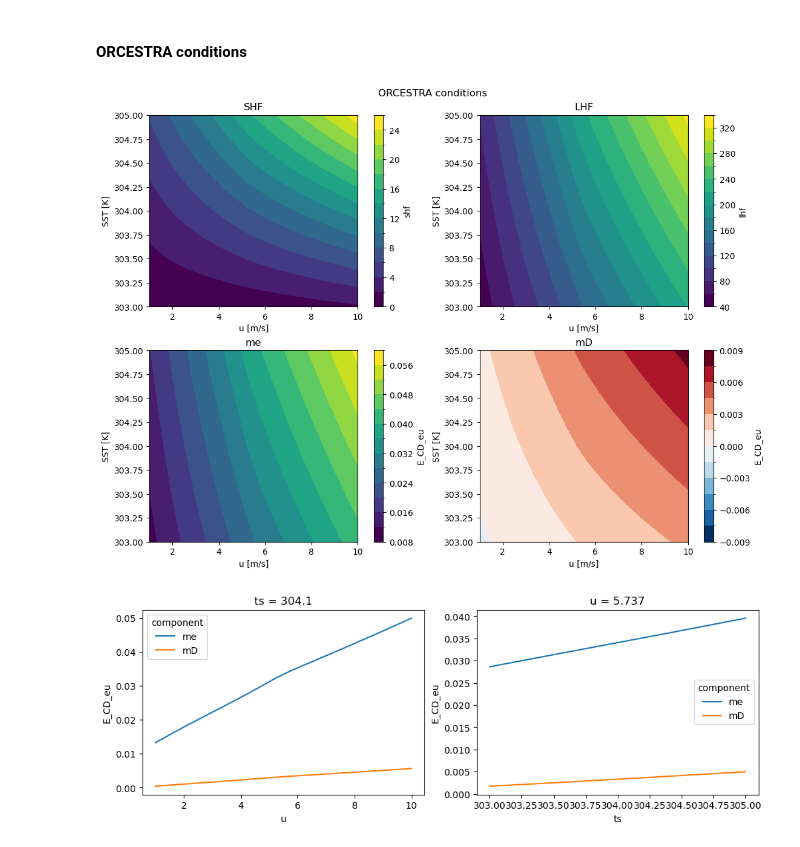
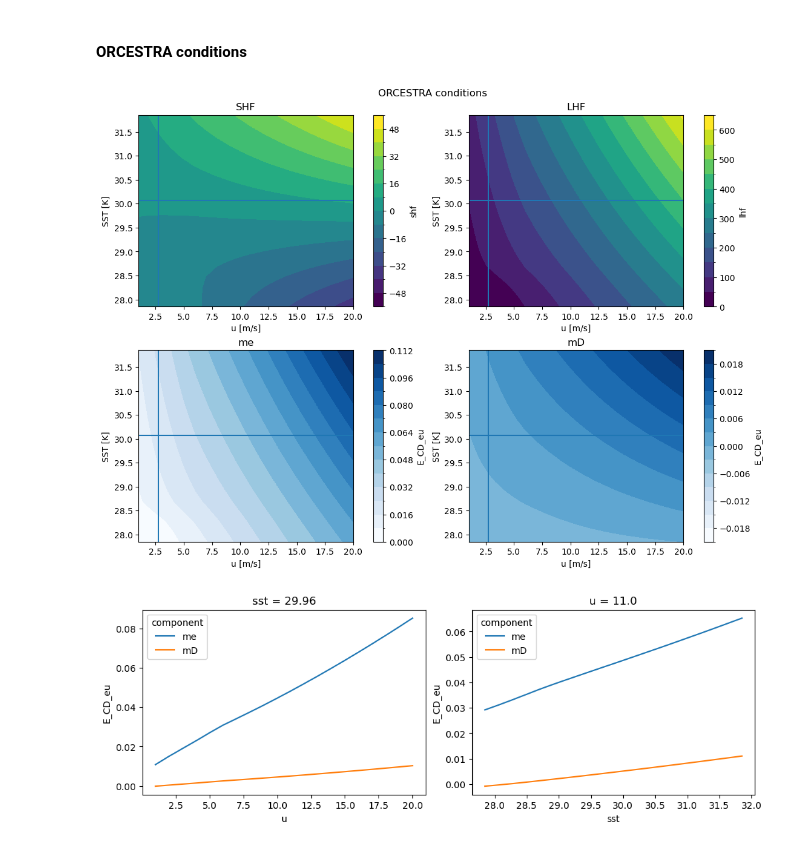
Before and after one commit to meteorologopazzo/BCO_observational, a Jupyter notebook: mass_fluxes_profiles/mf_sensitivity_USST.ipynb, the cells around one changed output. Cells and saved outputs as stored; diff of their text form; code cells hidden in the pictures.

```diff
--- a/mass_fluxes_profiles/mf_sensitivity_USST.ipynb
+++ b/mass_fluxes_profiles/mf_sensitivity_USST.ipynb
@@ -52,8 +52,8 @@ bl_density       = 1.
 entrainment_levels = slice(600, 850)    # m
 
 ## what height does convective downdrafts come from?
-downdraft_levels_eu = slice(1000, 2000)
-downdraft_levels_or = slice(2500, 3500)
+downdraft_levels_eu = slice(600, 1600)
+downdraft_levels_or = slice(1000, 2000)
 # %% [markdown]
 #### load profiles
 # %%
@@ -210,14 +265,18 @@ lhf_da = xr.DataArray(lhf, dims=("u", "ts"), coords={"u": u, "ts": ts}, name="lh
 fig, axes = plt.subplots(2, 2, figsize=(11, 8), constrained_layout=True)
 fig.suptitle("EUREC4A conditions")
 panels = [
-    (shf_da, "SHF"),
-    (lhf_da, "LHF"),
-    (E_CD_da.sel(component=names[0]), str(names[0])),
-    (E_CD_da.sel(component=names[1]), str(names[1])),
+    (shf_eu, "SHF", "viridis", r"$\rm W~m^{-2}$"),
+    (lhf_eu, "LHF", "viridis", r"$\rm W~m^{-2}$"),
+    (1e3*E_CD_eu.sel(component=names[0]), str(names[0]), "managua_r", r"$\rm g~m^{-2}~s^{-1}$"),
+    (1e3*E_CD_eu.sel(component=names[1]), str(names[1]), "managua_r", r"$\rm g~m^{-2}~s^{-1}$"),
 ]
 
-for ax, (da, title) in zip(axes.ravel(), panels):
-    da.transpose("ts", "u").plot.contourf(ax=ax, levels=15, add_colorbar=True)
+for ax, (da, title, cmap, lab) in zip(axes.ravel(), panels):
+    da.transpose("sst", "u").plot.contourf(ax=ax, levels=15, add_colorbar=True, cmap=cmap, cbar_kwargs={"label": lab})
+
+    ax.hlines(y = sst_eu - 273.15, xmin=u[0], xmax=u[-1])
+    ax.vlines(x = wind_eu.isel(height=0), ymin=ts[0]-273.15, ymax=ts[-1]-273.15)
+
     ax.set_title(title)
     ax.set_xlabel("u [m/s]")
     ax.set_ylabel("SST [K]")
@@ -225,7 +284,7 @@ plt.show()
 
 # One-at-a-time slices: sensitivity to u at mid SST, and to ts at mid u
 fig, ax = plt.subplots(1, 2, figsize=(10, 3.5), constrained_layout=True)
-E_CD_da.isel(ts=n_sst // 2).plot.line(x="u", hue="component", ax=ax[0])
-E_CD_da.isel(u=n_u // 2).plot.line(x="ts", hue="component", ax=ax[1])
+E_CD_eu.isel(sst=n_sst // 2).plot.line(x="u", hue="component", ax=ax[0])
+E_CD_eu.isel(u=n_u // 2).plot.line(x="sst", hue="component", ax=ax[1])
 plt.show()
 # %% [output]
@@ -319,26 +322,31 @@ lhf_da = xr.DataArray(lhf, dims=("u", "ts"), coords={"u": u, "ts": ts}, name="lh
 # %%
 # ---- 5. Visualize --------------------------------------------------------
 fig, axes = plt.subplots(2, 2, figsize=(11, 8), constrained_layout=True)
 fig.suptitle("ORCESTRA conditions")
+
 panels = [
-    (shf_da, "SHF"),
-    (lhf_da, "LHF"),
-    (E_CD_da.sel(component=names[0]), str(names[0])),
-    (E_CD_da.sel(component=names[1]), str(names[1])),
+    (shf_or, "SHF", "viridis"),
+    (lhf_or, "LHF", "viridis"),
+    (E_CD_or.sel(component=names[0]), str(names[0]), "Blues"),
+    (E_CD_or.sel(component=names[1]), str(names[1]), "Blues"),
 ]
 
-for ax, (da, title) in zip(axes.ravel(), panels):
-    da.transpose("ts", "u").plot.contourf(ax=ax, levels=15, add_colorbar=True)
+for ax, (da, title, cmap) in zip(axes.ravel(), panels):
+    da.transpose("sst", "u").plot.contourf(ax=ax, levels=15, add_colorbar=True, cmap=cmap)
+
+    ax.hlines(y = sst_or - 273.15, xmin=u[0], xmax=u[-1])
+    ax.vlines(x = wind_or.isel(height=0), ymin=ts[0]-273.15, ymax=ts[-1]-273.15)
+
     ax.set_title(title)
     ax.set_xlabel("u [m/s]")
     ax.set_ylabel("SST [K]")
 plt.show()
 
 # One-at-a-time slices: sensitivity to u at mid SST, and to ts at mid u
 fig, ax = plt.subplots(1, 2, figsize=(10, 3.5), constrained_layout=True)
-E_CD_da.isel(ts=n_sst // 2).plot.line(x="u", hue="component", ax=ax[0])
-E_CD_da.isel(u=n_u // 2).plot.line(x="ts", hue="component", ax=ax[1])
+E_CD_or.isel(sst=n_sst // 2).plot.line(x="u", hue="component", ax=ax[0])
+E_CD_or.isel(u=n_u // 2).plot.line(x="sst", hue="component", ax=ax[1])
 plt.show()
 # %% [output]
-[figure, old version]
+[figure, new version]
-[figure, old version]
+[figure, new version]
```
Also changed, not shown: parts of 5 cells of this notebook, 3 other files.
